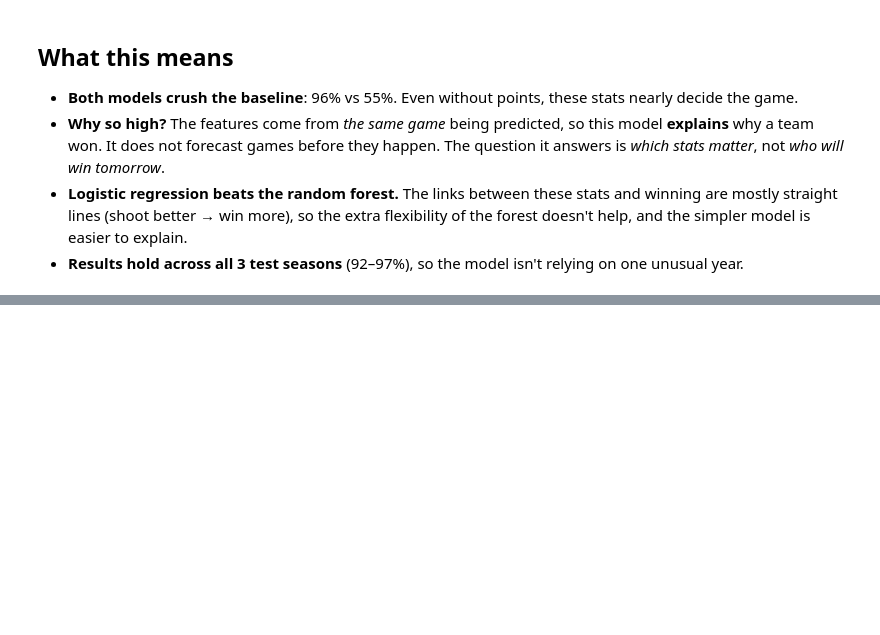
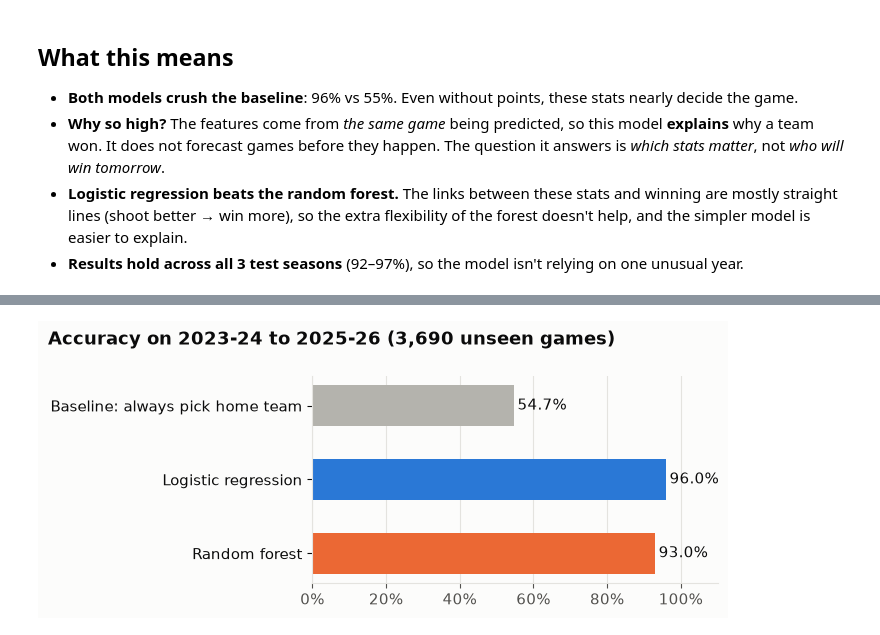
Before and after one commit to QYang5917/nba-win-predictors, a Jupyter notebook: notebooks/analysis.ipynb, the cells around one changed output, grey strips where cells are left out. Cells and saved outputs as stored; diff of their text form; code cells hidden in the pictures; blank space fills up the shorter version.

```diff
--- a/notebooks/analysis.ipynb
+++ b/notebooks/analysis.ipynb
@@ -88,0 +175,12 @@ by_season.groupby('SEASON').apply(
+# %%
+fig, ax = plt.subplots(figsize=(7, 3))
+acc = results['Accuracy'].iloc[::-1]
+ax.barh(acc.index, acc.values, color=[ORANGE, BLUE, '#b4b3ad'], height=0.55)
+for yv, v in enumerate(acc.values):
+    ax.text(v + 0.01, yv, f'{v:.1%}', va='center', color=INK)
+ax.set_xlim(0, 1.1); ax.xaxis.set_major_formatter(plt.FuncFormatter(lambda v, _: f'{v:.0%}'))
+ax.grid(axis='x', color=GRID, lw=0.8); ax.set_axisbelow(True)
+fig.suptitle('Accuracy on 2023-24 to 2025-26 (3,690 unseen games)', x=0.02, ha='left', color=INK, fontweight='bold')
+fig.tight_layout(); fig.savefig('../figures/model_accuracy.png'); plt.show()
+# %% [output]
+[figure, added]
```
Also changed, not shown: parts of 5 cells of this notebook, 3 other files.
